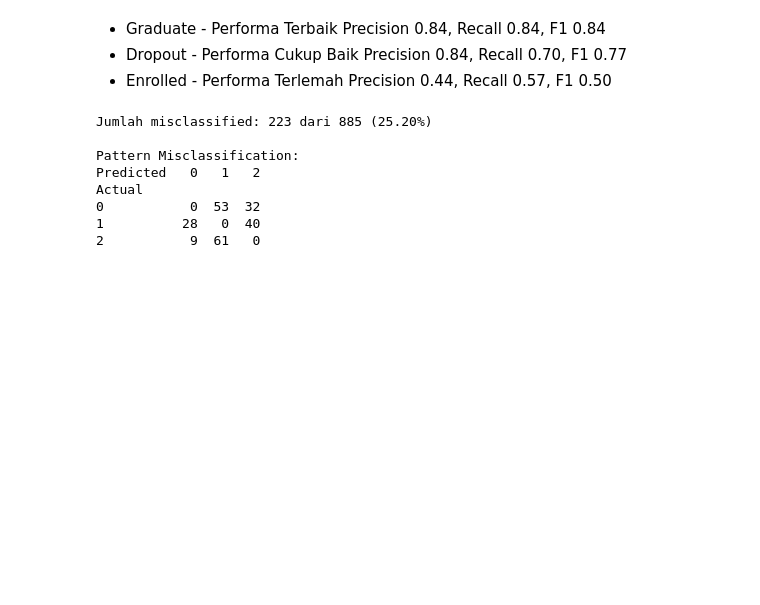
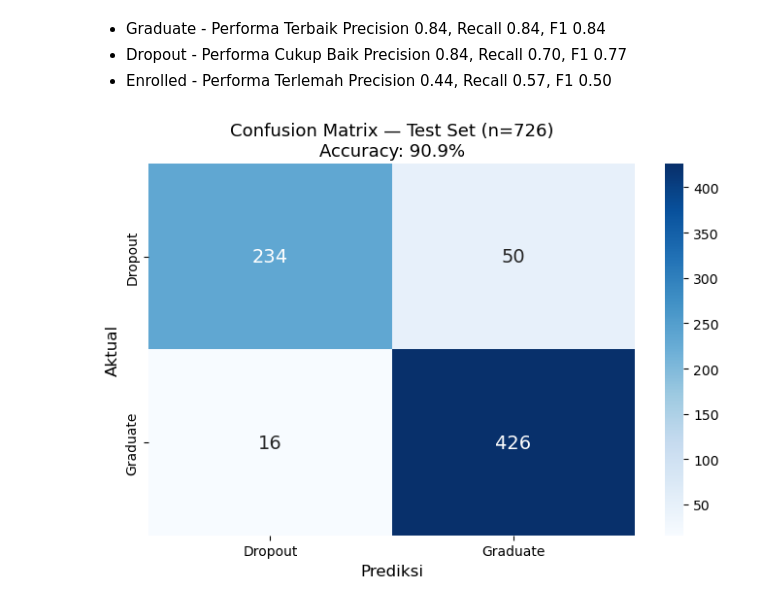
Before and after one commit to donnycharles88/Submission-Data-Science, a Jupyter notebook: notebook.ipynb, the cells around one changed output. Cells and saved outputs as stored; diff of their text form; code cells hidden in the pictures; blank space fills up the shorter version.

```diff
--- a/notebook.ipynb
+++ b/notebook.ipynb
@@ -452,0 +232,18 @@ Model dan preprocessing objects berhasil disimpan!
+# %%
+y_pred = model.predict(X_test_scaled)
+
+acc  = accuracy_score(y_test, y_pred)
+f1   = f1_score(y_test, y_pred, average='weighted')
+prec = precision_score(y_test, y_pred, average='weighted')
+rec  = recall_score(y_test, y_pred, average='weighted')
+
+print("=" * 50)
+print("  EVALUASI MODEL RANDOM FOREST")
+print("=" * 50)
+print(f"  Accuracy  : {acc:.4f} ({acc:.1%})")
+print(f"  F1 Score  : {f1:.4f}")
+print(f"  Precision : {prec:.4f}")
+print(f"  Recall    : {rec:.4f}")
+print("=" * 50)
+print()
+print(classification_report(y_test, y_pred, target_names=['Dropout','Graduate']))
@@ -454,28 +274,3 @@ Model dan preprocessing objects berhasil disimpan!
 - Graduate - Performa Terbaik Precision 0.84, Recall 0.84, F1 0.84
 - Dropout - Performa Cukup Baik Precision 0.84, Recall 0.70, F1 0.77
 - Enrolled - Performa Terlemah Precision 0.44, Recall 0.57, F1 0.50
-# %%
-# Analisis kesalahan model
-errors_df = pd.DataFrame({
-    'Actual': y_test,
-    'Predicted': y_test_pred,
-    'Correct': y_test == y_test_pred
-})
-
-# Analisis misclassification
-misclassified = errors_df[~errors_df['Correct']]
-print(f"Jumlah misclassified: {len(misclassified)} dari {len(errors_df)} ({len(misclassified)/len(errors_df)*100:.2f}%)")
-if len(misclassified) > 0:
-    print("\nPattern Misclassification:")
-    print(pd.crosstab(errors_df[~errors_df['Correct']]['Actual'],
-                     errors_df[~errors_df['Correct']]['Predicted'],
-                     rownames=['Actual'], colnames=['Predicted']))
-# %% [output]
-Jumlah misclassified: 223 dari 885 (25.20%)
-
-Pattern Misclassification:
-Predicted   0   1   2
-Actual
-0           0  53  32
-1          28   0  40
-2           9  61   0
@@ -483,0 +277,14 @@ df.to_csv('student_performance_metabase.csv', index=False, encoding='utf-8')
+# %%
+cm = confusion_matrix(y_test, y_pred)
+plt.figure(figsize=(7, 5))
+sns.heatmap(cm, annot=True, fmt='d', cmap='Blues',
+            xticklabels=['Dropout','Graduate'],
+            yticklabels=['Dropout','Graduate'],
+            annot_kws={"size": 14})
+plt.title(f'Confusion Matrix — Test Set (n={len(y_test)})\nAccuracy: {acc:.1%}', fontsize=13)
+plt.xlabel('Prediksi', fontsize=12)
+plt.ylabel('Aktual', fontsize=12)
+plt.tight_layout()
+plt.show()
+# %% [output]
+[figure, added]
```
Also changed, not shown: parts of 37 cells of this notebook.
